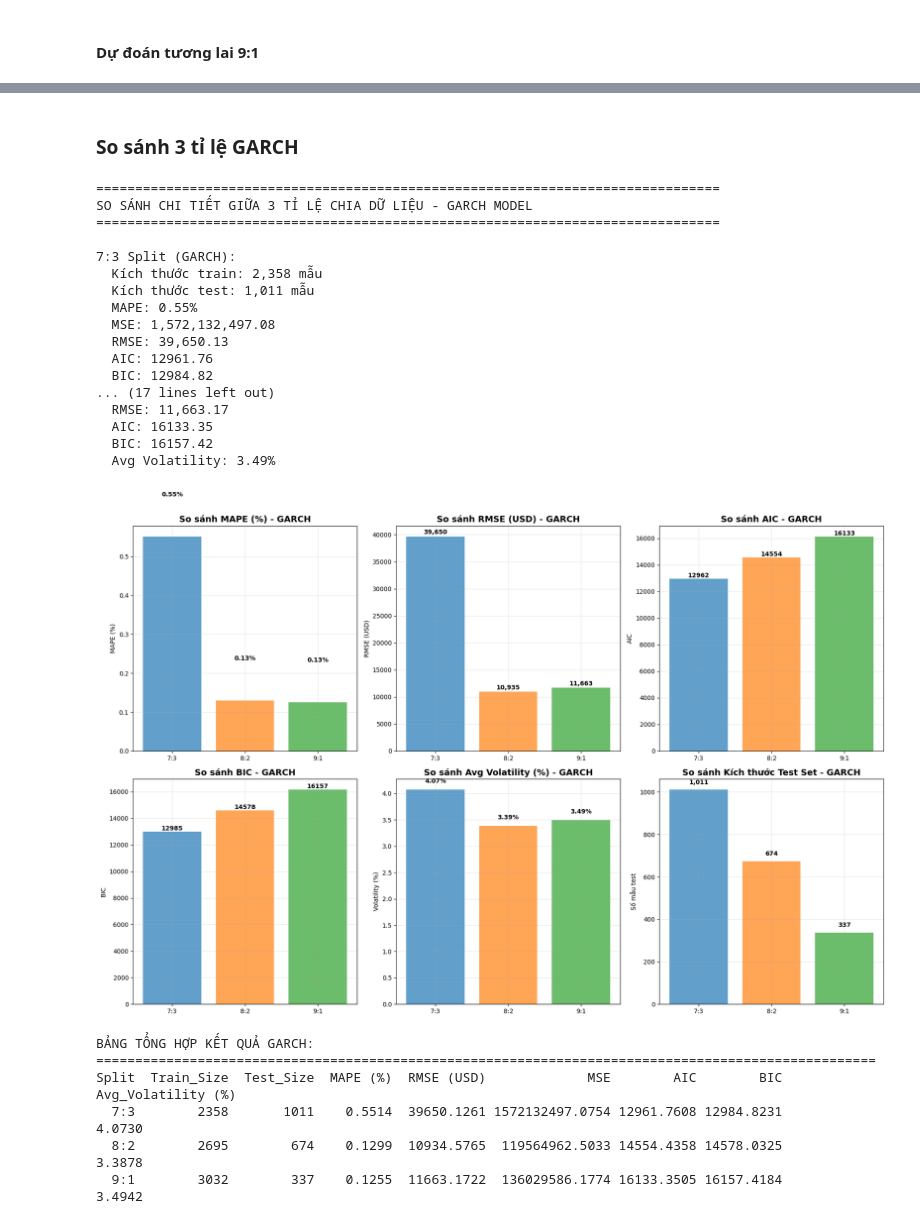
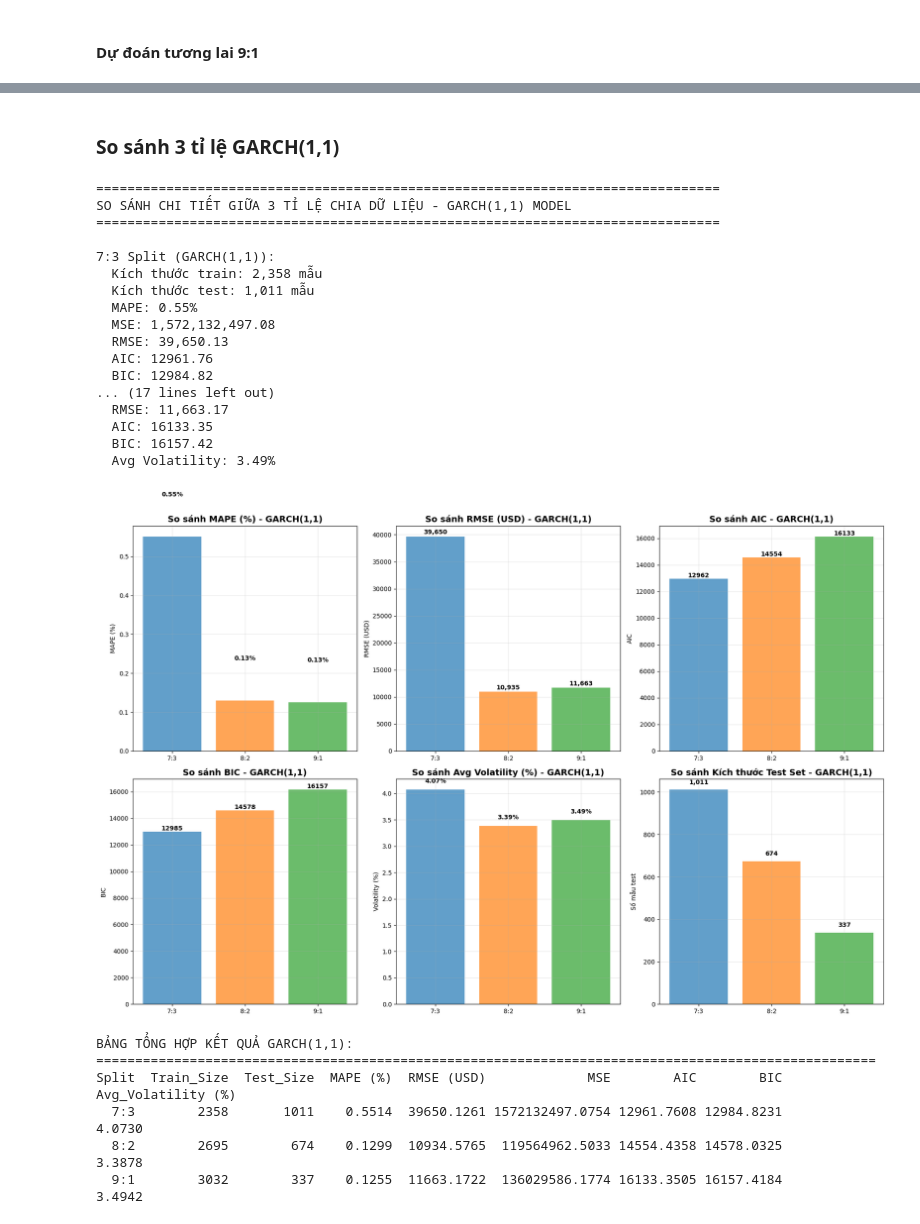
Before and after one commit to trinhtrinh342004/Cryptocurrency-Price-Prediction, a Jupyter notebook: Cryptocurrency/Model/GARCH_Bitcoin.ipynb, the cells around one changed output, grey strips where cells are left out. Saved outputs shown, nothing was run; the diff lists cells and outputs as text; code cells hidden in the pictures.

```diff
--- a/Cryptocurrency/Model/GARCH_Bitcoin.ipynb
+++ b/Cryptocurrency/Model/GARCH_Bitcoin.ipynb
@@ -177,16 +191,5 @@ Test returns shape: (1011,)
 # %%
 def build_garch_model(returns_data, p=1, q=1):
-    """
-    Xây dựng mô hình GARCH(p,q)
-
-    Args:
-        returns_data: Chuỗi returns
-        p: Order của GARCH term
-        q: Order của ARCH term
-
-    Returns:
-        Fitted GARCH model
-    """
     # Nhân returns với 100 để có scale phù hợp
     returns_scaled = returns_data * 100
 
@@ -724,11 +756,11 @@ Giá thấp nhất: $86736.24
 Giá trung bình: $103922.23
 Volatility trung bình: 3.49%
 # %% [markdown]
-### So sánh 3 tỉ lệ GARCH
+### So sánh 3 tỉ lệ GARCH(1,1)
 # %%
-# So sánh chi tiết giữa 3 tỉ lệ chia dữ liệu cho GARCH
+# So sánh chi tiết giữa 3 tỉ lệ chia dữ liệu cho GARCH(1,1)
 print("="*80)
-print("SO SÁNH CHI TIẾT GIỮA 3 TỈ LỆ CHIA DỮ LIỆU - GARCH MODEL")
+print("SO SÁNH CHI TIẾT GIỮA 3 TỈ LỆ CHIA DỮ LIỆU - GARCH(1,1) MODEL")
 print("="*80)
 
 # Thu thập thông tin từ 3 splits
@@ -767,7 +799,7 @@ garch_splits_info = {
 
 # In bảng so sánh GARCH
 for split, info in garch_splits_info.items():
-    print(f"\n{split} Split (GARCH):")
+    print(f"\n{split} Split (GARCH(1,1)):")
     print(f"  Kích thước train: {info['train_size']:,} mẫu")
     print(f"  Kích thước test: {info['test_size']:,} mẫu")
     print(f"  MAPE: {info['mape']:.2f}%")
@@ -778,10 +810,10 @@ for split, info in garch_splits_info.items():
     print(f"  Avg Volatility: {info['avg_volatility']:.2f}%")
 # %% [output]
 ================================================================================
-SO SÁNH CHI TIẾT GIỮA 3 TỈ LỆ CHIA DỮ LIỆU - GARCH MODEL
+SO SÁNH CHI TIẾT GIỮA 3 TỈ LỆ CHIA DỮ LIỆU - GARCH(1,1) MODEL
 ================================================================================
 
-7:3 Split (GARCH):
+7:3 Split (GARCH(1,1)):
   Kích thước train: 2,358 mẫu
   Kích thước test: 1,011 mẫu
   MAPE: 0.55%
@@ -795,7 +827,7 @@ SO SÁNH CHI TIẾT GIỮA 3 TỈ LỆ CHIA DỮ LIỆU - GARCH MODEL
   BIC: 16157.42
   Avg Volatility: 3.49%
 # %%
-# Vẽ biểu đồ so sánh các metrics cho GARCH
+# Vẽ biểu đồ so sánh các metrics cho GARCH(1,1)
 fig, axes = plt.subplots(2, 3, figsize=(18, 12))
 
 splits = ['7:3', '8:2', '9:1']
@@ -804,7 +836,7 @@ colors = ['#1f77b4', '#ff7f0e', '#2ca02c']
 # 1. So sánh MAPE
 mape_values = [garch_splits_info[split]['mape'] for split in splits]
 axes[0, 0].bar(splits, mape_values, color=colors, alpha=0.7)
-axes[0, 0].set_title('So sánh MAPE (%) - GARCH', fontsize=14, fontweight='bold')
+axes[0, 0].set_title('So sánh MAPE (%) - GARCH(1,1)', fontsize=14, fontweight='bold')
 axes[0, 0].set_ylabel('MAPE (%)')
 axes[0, 0].grid(True, alpha=0.3)
 for i, v in enumerate(mape_values):
@@ -813,7 +845,7 @@ for i, v in enumerate(mape_values):
 # 2. So sánh RMSE
 rmse_values = [garch_splits_info[split]['rmse'] for split in splits]
 axes[0, 1].bar(splits, rmse_values, color=colors, alpha=0.7)
-axes[0, 1].set_title('So sánh RMSE (USD) - GARCH', fontsize=14, fontweight='bold')
+axes[0, 1].set_title('So sánh RMSE (USD) - GARCH(1,1)', fontsize=14, fontweight='bold')
 axes[0, 1].set_ylabel('RMSE (USD)')
 axes[0, 1].grid(True, alpha=0.3)
 for i, v in enumerate(rmse_values):
@@ -822,62 +854,62 @@ for i, v in enumerate(rmse_values):
 # 3. So sánh AIC
 aic_values = [garch_splits_info[split]['aic'] for split in splits]
 axes[0, 2].bar(splits, aic_values, color=colors, alpha=0.7)
-axes[0, 2].set_title('So sánh AIC - GARCH', fontsize=14, fontweight='bold')
+axes[0, 2].set_title('So sánh AIC - GARCH(1,1)', fontsize=14, fontweight='bold')
 axes[0, 2].set_ylabel('AIC')
 axes[0, 2].grid(True, alpha=0.3)
 for i, v in enumerate(aic_values):
     axes[0, 2].text(i, v + 5, f'{v:.0f}', ha='center', va='bottom', fontweight='bold')
 
 # 4. So sánh BIC
 bic_values = [garch_splits_info[split]['bic'] for split in splits]
 axes[1, 0].bar(splits, bic_values, color=colors, alpha=0.7)
-axes[1, 0].set_title('So sánh BIC - GARCH', fontsize=14, fontweight='bold')
+axes[1, 0].set_title('So sánh BIC - GARCH(1,1)', fontsize=14, fontweight='bold')
 axes[1, 0].set_ylabel('BIC')
 axes[1, 0].grid(True, alpha=0.3)
 for i, v in enumerate(bic_values):
     axes[1, 0].text(i, v + 5, f'{v:.0f}', ha='center', va='bottom', fontweight='bold')
 
 # 5. So sánh Average Volatility
 vol_values = [garch_splits_info[split]['avg_volatility'] for split in splits]
 axes[1, 1].bar(splits, vol_values, color=colors, alpha=0.7)
-axes[1, 1].set_title('So sánh Avg Volatility (%) - GARCH', fontsize=14, fontweight='bold')
+axes[1, 1].set_title('So sánh Avg Volatility (%) - GARCH(1,1)', fontsize=14, fontweight='bold')
 axes[1, 1].set_ylabel('Volatility (%)')
 axes[1, 1].grid(True, alpha=0.3)
 for i, v in enumerate(vol_values):
     axes[1, 1].text(i, v + 0.1, f'{v:.2f}%', ha='center', va='bottom', fontweight='bold')
 
 # 6. So sánh kích thước test set
 test_sizes = [garch_splits_info[split]['test_size'] for split in splits]
 axes[1, 2].bar(splits, test_sizes, color=colors, alpha=0.7)
-axes[1, 2].set_title('So sánh Kích thước Test Set - GARCH', fontsize=14, fontweight='bold')
+axes[1, 2].set_title('So sánh Kích thước Test Set - GARCH(1,1)', fontsize=14, fontweight='bold')
 axes[1, 2].set_ylabel('Số mẫu test')
 axes[1, 2].grid(True, alpha=0.3)
 for i, v in enumerate(test_sizes):
     axes[1, 2].text(i, v + 20, f'{v:,}', ha='center', va='bottom', fontweight='bold')
 
 plt.tight_layout()
 plt.show()
 # %% [output]
-[figure, old version]
+[figure, new version]
 # %%
 # Tạo DataFrame tổng hợp kết quả GARCH
 garch_comparison_df = pd.DataFrame({
     'Split': ['7:3', '8:2', '9:1'],
-    'Train_Size': [garch_splits_info[split]['train_size'] for split in splits],
-    'Test_Size': [garch_splits_info[split]['test_size'] for split in splits],
-    'MAPE (%)': [garch_splits_info[split]['mape'] for split in splits],
-    'RMSE (USD)': [garch_splits_info[split]['rmse'] for split in splits],
-    'MSE': [garch_splits_info[split]['mse'] for split in splits],
-    'AIC': [garch_splits_info[split]['aic'] for split in splits],
-    'BIC': [garch_splits_info[split]['bic'] for split in splits],
-    'Avg_Volatility (%)': [garch_splits_info[split]['avg_volatility'] for split in splits]
+    'Train_Size': [garch_splits_info[split]['train_size'] for split in ['7:3', '8:2', '9:1']],
+    'Test_Size': [garch_splits_info[split]['test_size'] for split in ['7:3', '8:2', '9:1']],
+    'MAPE (%)': [garch_splits_info[split]['mape'] for split in ['7:3', '8:2', '9:1']],
+    'RMSE (USD)': [garch_splits_info[split]['rmse'] for split in ['7:3', '8:2', '9:1']],
+    'MSE': [garch_splits_info[split]['mse'] for split in ['7:3', '8:2', '9:1']],
+    'AIC': [garch_splits_info[split]['aic'] for split in ['7:3', '8:2', '9:1']],
+    'BIC': [garch_splits_info[split]['bic'] for split in ['7:3', '8:2', '9:1']],
+    'Avg_Volatility (%)': [garch_splits_info[split]['avg_volatility'] for split in ['7:3', '8:2', '9:1']]
 })
 
-print("\nBẢNG TỔNG HỢP KẾT QUẢ GARCH:")
+print("\nBẢNG TỔNG HỢP KẾT QUẢ GARCH(1,1):")
 print("="*100)
 print(garch_comparison_df.to_string(index=False, float_format='%.4f'))
 # %% [output]
-BẢNG TỔNG HỢP KẾT QUẢ GARCH:
+BẢNG TỔNG HỢP KẾT QUẢ GARCH(1,1):
 ====================================================================================================
 Split  Train_Size  Test_Size  MAPE (%)  RMSE (USD)             MSE        AIC        BIC  Avg_Volatility (%)
   7:3        2358       1011    0.5514  39650.1261 1572132497.0754 12961.7608 12984.8231              4.0730
```
Also changed, not shown: parts of 11 cells of this notebook, 2 other files.
